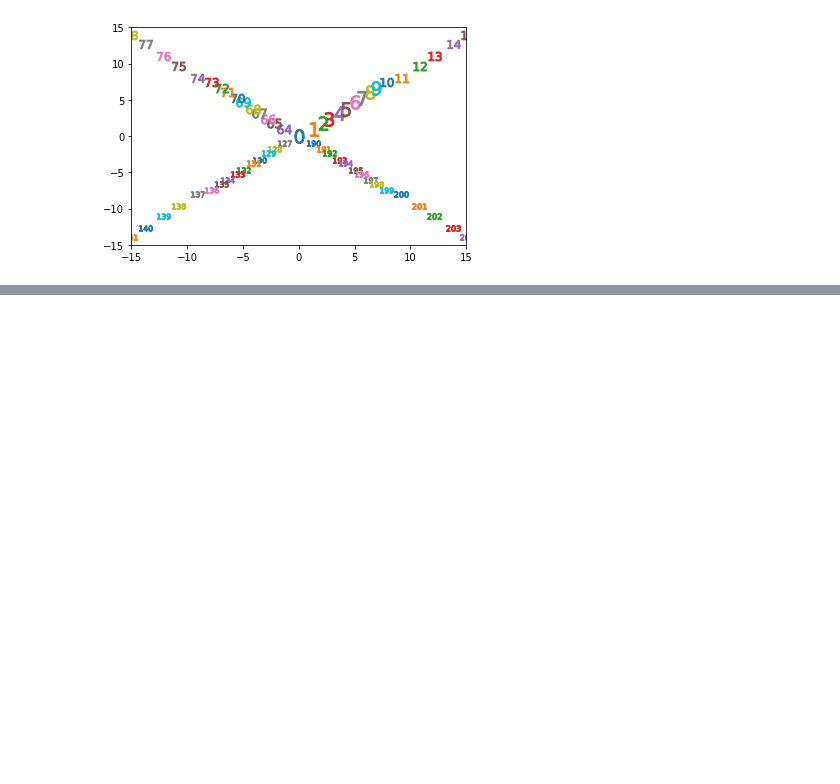
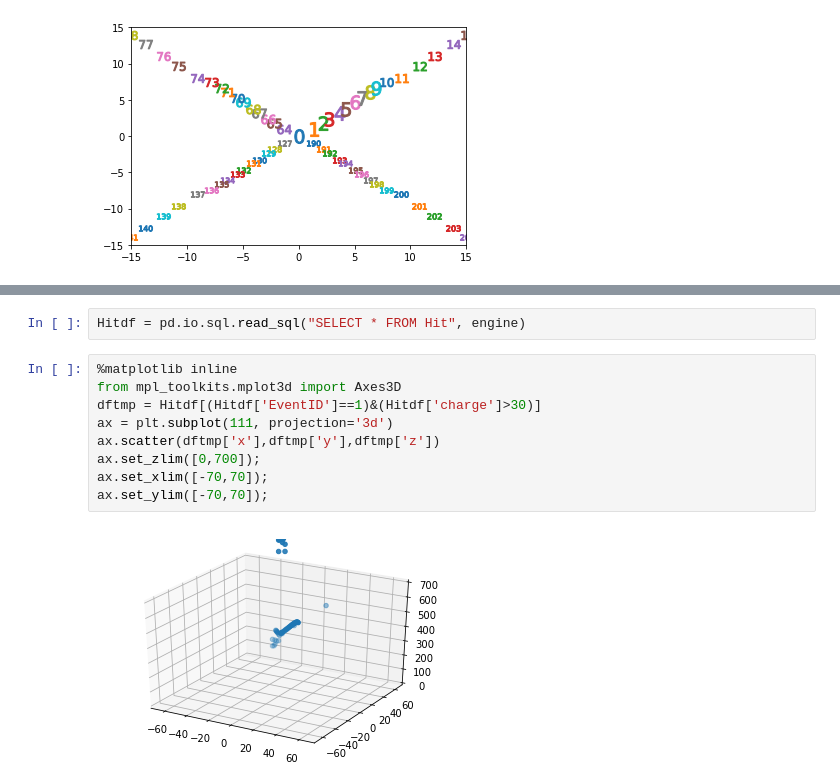
Before and after one commit to tbjc1magic/tbjcATTPCroot2, a Jupyter notebook: tbjcAnalysis/PhiAngles.ipynb, the cells around one changed output, grey strips where cells are left out. Cells and saved outputs as stored; diff of their text form; blank space fills up the shorter version.

```diff
--- a/tbjcAnalysis/PhiAngles.ipynb
+++ b/tbjcAnalysis/PhiAngles.ipynb
@@ -35,0 +58,13 @@ plt.ylim([-15,15])
+# %%
+Hitdf = pd.io.sql.read_sql("SELECT * FROM Hit", engine)
+# %%
+%matplotlib inline
+from mpl_toolkits.mplot3d import Axes3D
+dftmp = Hitdf[(Hitdf['EventID']==1)&(Hitdf['charge']>30)]
+ax = plt.subplot(111, projection='3d')
+ax.scatter(dftmp['x'],dftmp['y'],dftmp['z'])
+ax.set_zlim([0,700]);
+ax.set_xlim([-70,70]);
+ax.set_ylim([-70,70]);
+# %% [output]
+[figure, added]
```
Also changed, not shown: parts of 9 cells of this notebook, 4 other files.
